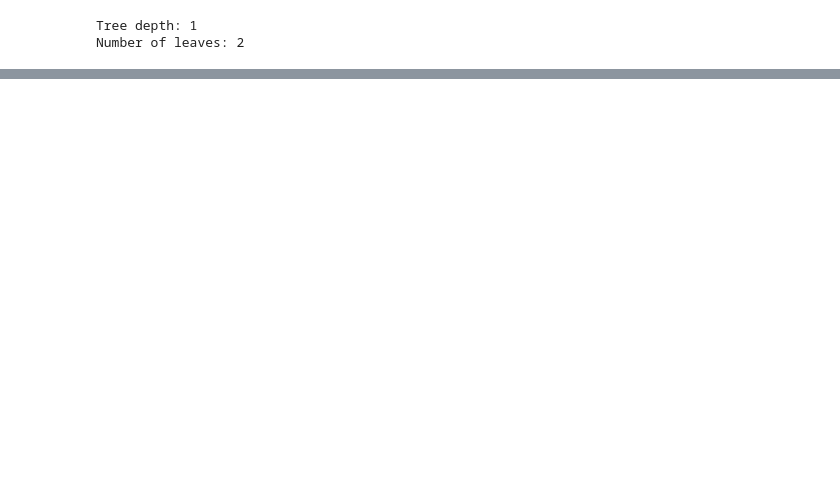
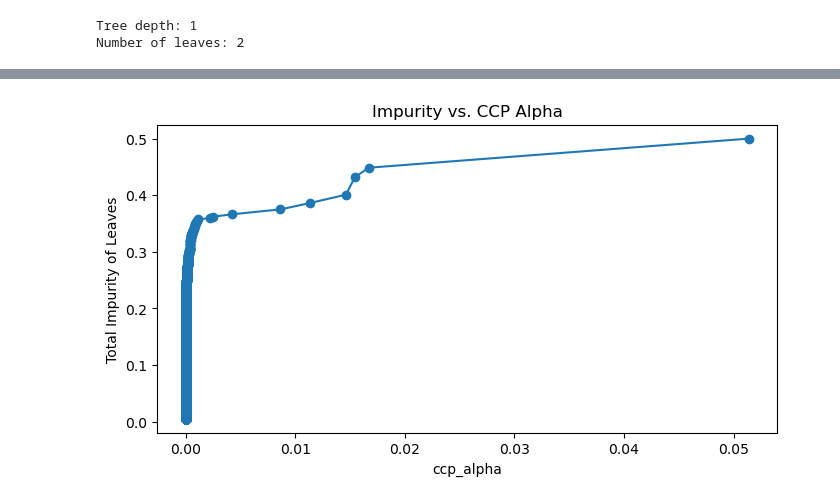
Before and after one commit to balleromair12/Disease-Prediction, a Jupyter notebook: disease_prediction_stat654.ipynb, the cells around one changed output, grey strips where cells are left out. Drawn from its saved outputs; the diff is of its cells as text; code cells hidden in the pictures; blank space fills up the shorter version.

```diff
--- a/disease_prediction_stat654.ipynb
+++ b/disease_prediction_stat654.ipynb
@@ -609,22 +606,0 @@ X_train2,X_test2,y_train2,y_test2 = train_test_split(X2,y2, test_size = 0.3)
-# %%
-from sklearn.model_selection import train_test_split
-from sklearn.neighbors import KNeighborsClassifier
-from sklearn.metrics import accuracy_score, classification_report, confusion_matrix
-from sklearn.preprocessing import StandardScaler
-
-# Split your data into training and test sets
-X_train, X_test, y_train, y_test = train_test_split(X2, y2, test_size=0.2, random_state=42)
-
-# Create a KNN classifier (you can tune n_neighbors)
-knn = KNeighborsClassifier(n_neighbors=309,n_jobs=-1)
-
-# Train the model
-knn.fit(X_train, y_train)
-
-# Predict on test data
-y_pred = knn.predict(X_test)
-
-# Evaluate the model
-print("Accuracy:", accuracy_score(y_test, y_pred))
-print("Confusion Matrix:\n", confusion_matrix(y_test, y_pred))
-print("Classification Report:\n", classification_report(y_test, y_pred))
@@ -660,0 +731,17 @@ math.sqrt(len(y_test2))
+# %%
+from sklearn.tree import DecisionTreeClassifier
+import matplotlib.pyplot as plt
+
+# Get cost complexity pruning path
+path = DecisionTreeClassifier(random_state=42).cost_complexity_pruning_path(X_train_res, y_train_res)
+ccp_alphas, impurities = path.ccp_alphas, path.impurities
+
+# Optionally plot impurity vs alpha
+plt.figure(figsize=(8,4))
+plt.plot(ccp_alphas, impurities, marker='o')
+plt.xlabel("ccp_alpha")
+plt.ylabel("Total Impurity of Leaves")
+plt.title("Impurity vs. CCP Alpha")
+plt.show()
+# %% [output]
+[figure, added]
```
Also changed, not shown: parts of 34 cells of this notebook.
